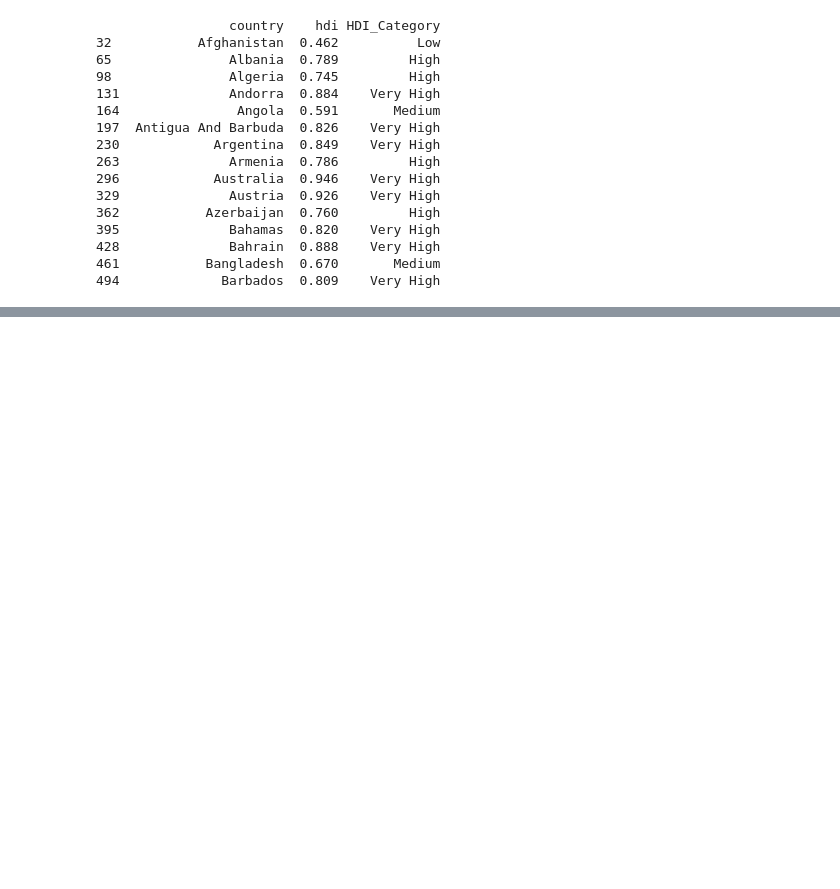
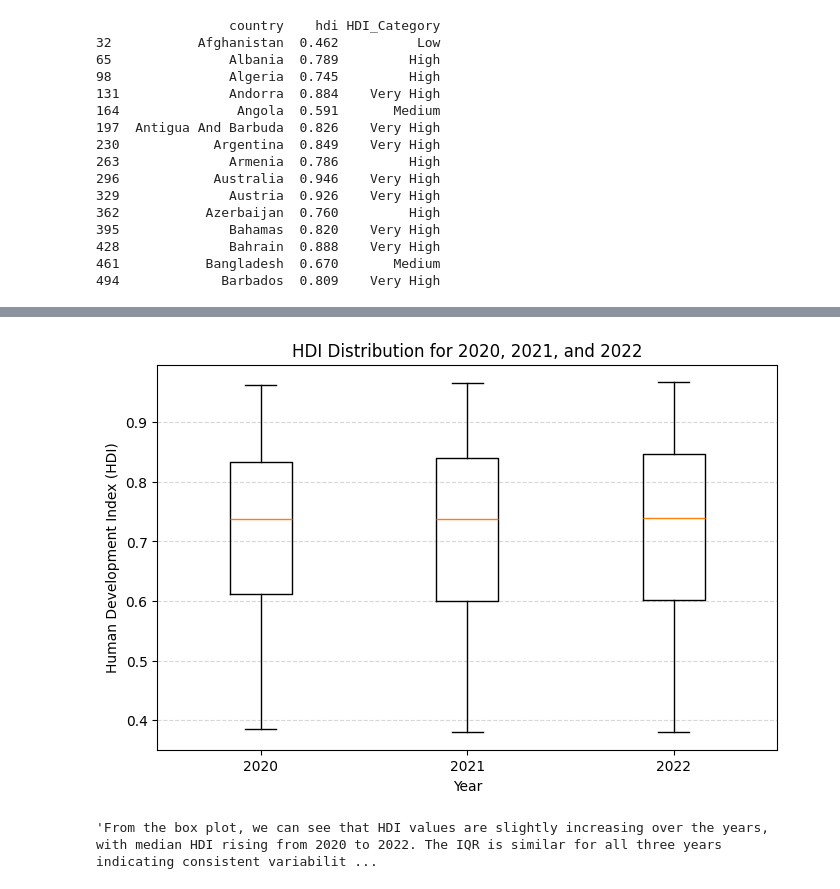
Before and after one commit to Rohit0562-hub/2513246_RohitJoshi, a Jupyter notebook: 2513246_RohitJoshi.ipynb, the cells around one changed output, grey strips where cells are left out. Saved outputs shown, nothing was run; the diff lists cells and outputs as text; code cells hidden in the pictures; blank space fills up the shorter version.

```diff
--- a/2513246_RohitJoshi.ipynb
+++ b/2513246_RohitJoshi.ipynb
@@ -253,0 +457,23 @@ hdi_2022_df.to_csv('HDI_category_added.csv', index=False)
+# %%
+#Box Plot: HDI Distribution for 2020, 2021, and 2022
+hdi_2020 = hdi_problem1B[hdi_problem1B['year'] == 2020]['hdi']
+hdi_2021 = hdi_problem1B[hdi_problem1B['year'] == 2021]['hdi']
+hdi_2022 = hdi_problem1B[hdi_problem1B['year'] == 2022]['hdi']
+
+data =[hdi_2020, hdi_2021, hdi_2022]
+
+plt.figure(figsize=(8,5))
+plt.boxplot(data, tick_labels=[2020, 2021, 2022])
+
+
+plt.xlabel('Year')
+plt.ylabel('Human Development Index (HDI)')
+plt.title('HDI Distribution for 2020, 2021, and 2022')
+plt.grid(axis='y', linestyle='--', alpha=0.5)
+
+plt.show()
+
+"From the box plot, we can see that HDI values are slightly increasing over the years, with median HDI rising from 2020 to 2022. The IQR is similar for all three years indicating consistent variability across the years"
+# %% [output]
+[figure, added]
+'From the box plot, we can see that HDI values are slightly increasing over the years, with median HDI rising from 2020 to 2022. The IQR is similar for all three years indicating consistent variabilit ...
```
Also changed, not shown: parts of 32 cells of this notebook.
